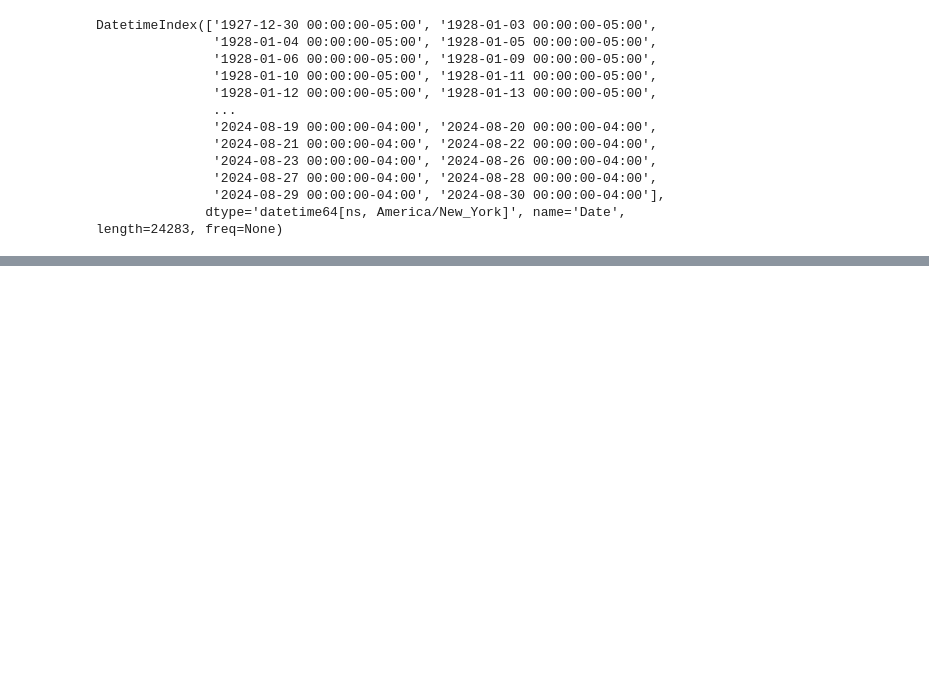
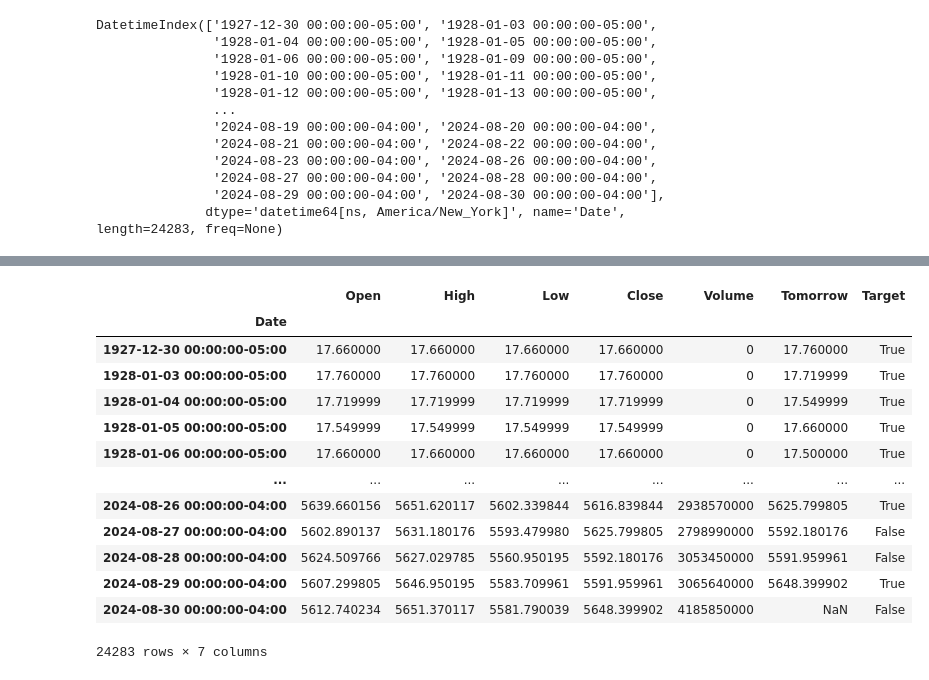
Before and after one commit to Nazaboy/StockMarketPredictor, a Jupyter notebook: StockMarketPredictor.ipynb, the cells around one changed output, grey strips where cells are left out. Cells and saved outputs as stored; diff of their text form; code cells hidden in the pictures; blank space fills up the shorter version.

```diff
--- a/StockMarketPredictor.ipynb
+++ b/StockMarketPredictor.ipynb
@@ -45,0 +120,3 @@ DatetimeIndex(['1927-12-30 00:00:00-05:00', '1928-01-03 00:00:00-05:00',
+# %%
+sp500["Tomorrow"] = sp500["Close"].shift(-1)
+sp500
@@ -45,0 +138,18 @@ DatetimeIndex(['1927-12-30 00:00:00-05:00', '1928-01-03 00:00:00-05:00',
+# %%
+sp500["Target"]= (sp500["Tomorrow"]>sp500["Close"].astype(int))
+sp500
+# %% [output]
+|  | Open | High | Low | Close | Volume | Tomorrow | Target |
+| Date |  |  |  |  |  |  |  |
+| 1927-12-30 00:00:00-05:00 | 17.660000 | 17.660000 | 17.660000 | 17.660000 | 0 | 17.760000 | True |
+| 1928-01-03 00:00:00-05:00 | 17.760000 | 17.760000 | 17.760000 | 17.760000 | 0 | 17.719999 | True |
+| 1928-01-04 00:00:00-05:00 | 17.719999 | 17.719999 | 17.719999 | 17.719999 | 0 | 17.549999 | True |
+| 1928-01-05 00:00:00-05:00 | 17.549999 | 17.549999 | 17.549999 | 17.549999 | 0 | 17.660000 | True |
+| 1928-01-06 00:00:00-05:00 | 17.660000 | 17.660000 | 17.660000 | 17.660000 | 0 | 17.500000 | True |
+| ... | ... | ... | ... | ... | ... | ... | ... |
+| 2024-08-26 00:00:00-04:00 | 5639.660156 | 5651.620117 | 5602.339844 | 5616.839844 | 2938570000 | 5625.799805 | True |
+| 2024-08-27 00:00:00-04:00 | 5602.890137 | 5631.180176 | 5593.479980 | 5625.799805 | 2798990000 | 5592.180176 | False |
+| 2024-08-28 00:00:00-04:00 | 5624.509766 | 5627.029785 | 5560.950195 | 5592.180176 | 3053450000 | 5591.959961 | False |
+| 2024-08-29 00:00:00-04:00 | 5607.299805 | 5646.950195 | 5583.709961 | 5591.959961 | 3065640000 | 5648.399902 | True |
+| 2024-08-30 00:00:00-04:00 | 5612.740234 | 5651.370117 | 5581.790039 | 5648.399902 | 4185850000 | NaN | False |
+24283 rows × 7 columns
```
Also changed, not shown: parts of 7 cells of this notebook.
